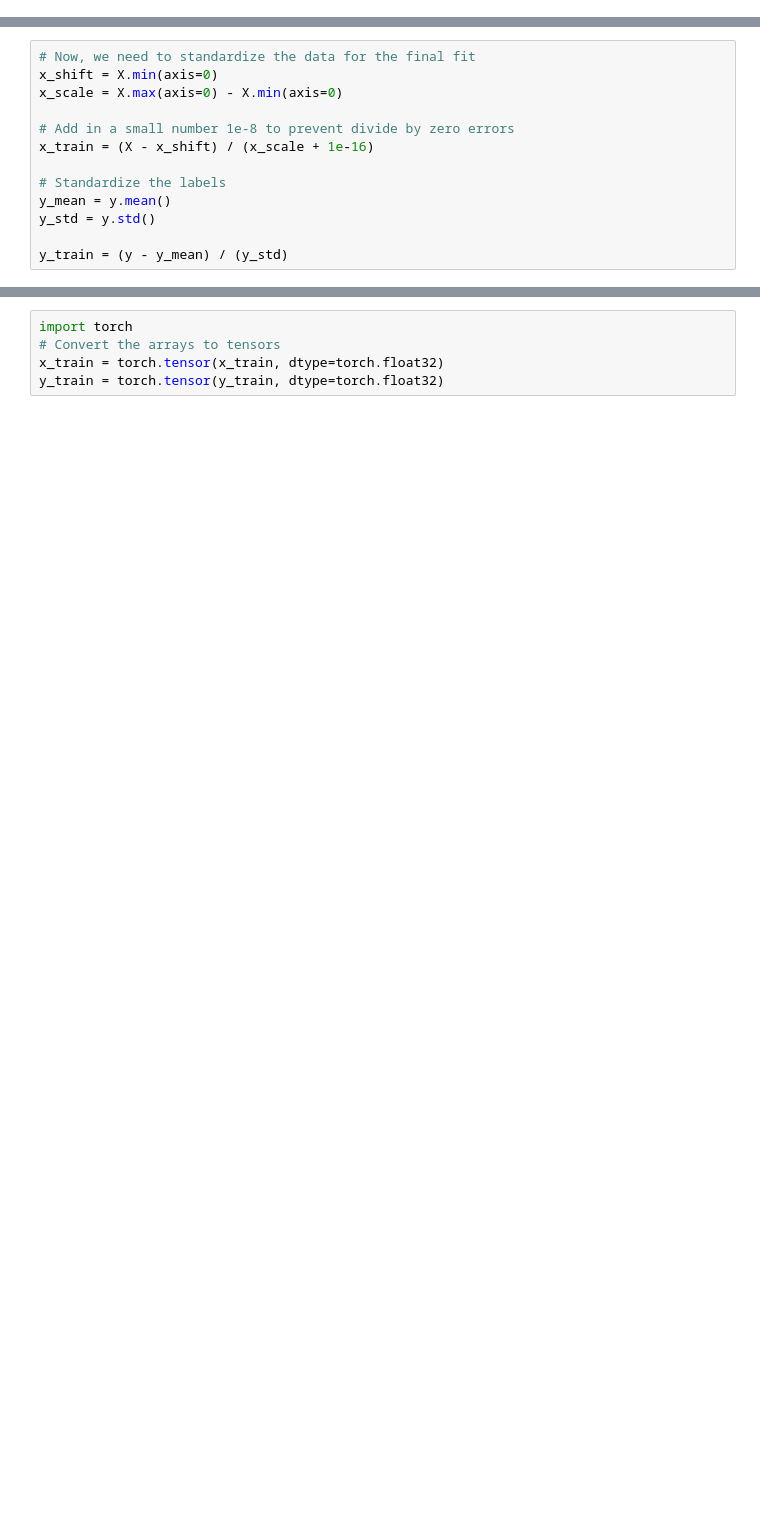
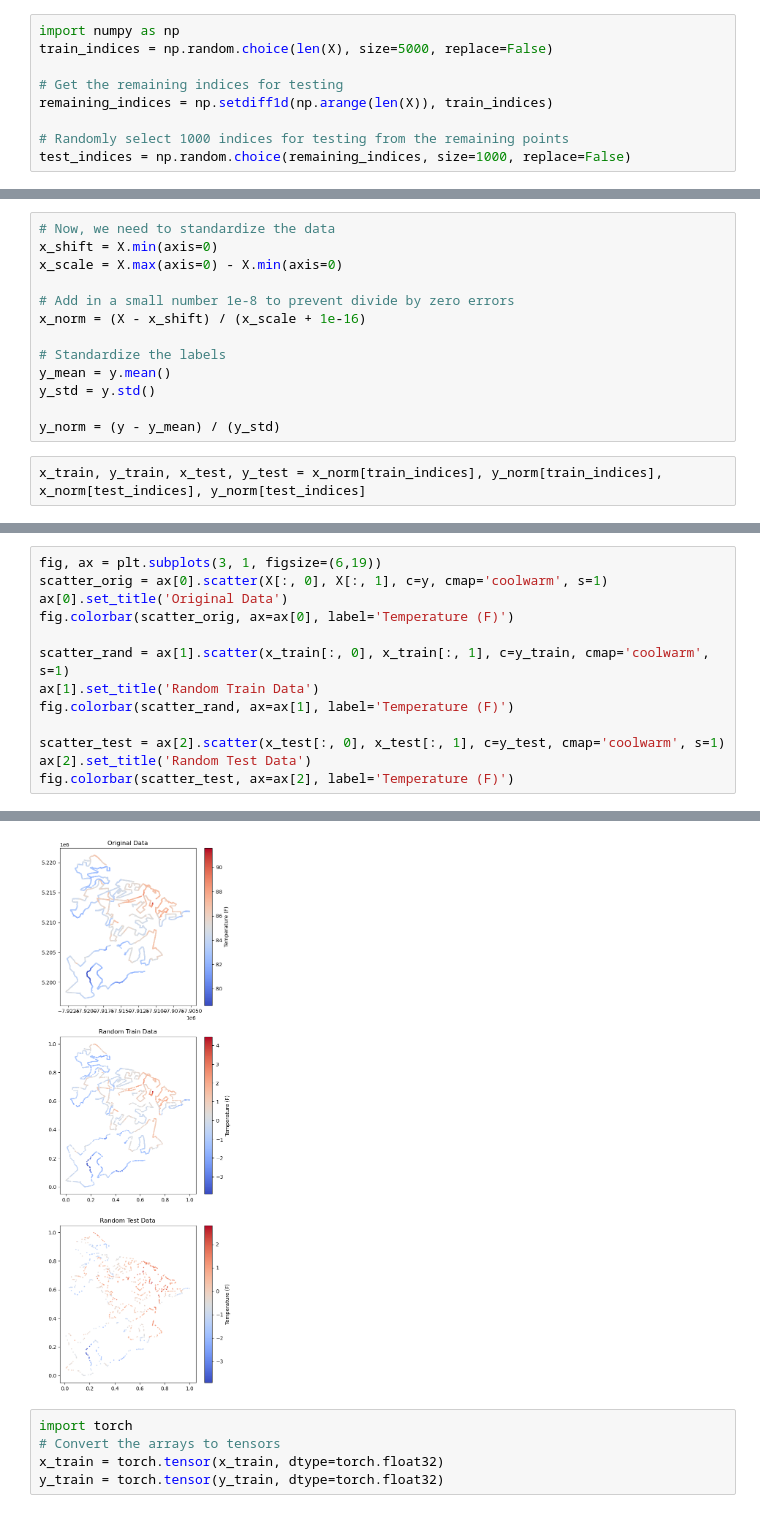
Before and after one commit to edrian-liao/uhi-deep-learning, a Jupyter notebook: notebooks/05_non-stationary_modelling.ipynb, the cells around one changed output, grey strips where cells are left out. Cells and saved outputs as stored; diff of their text form; blank space fills up the shorter version.

```diff
--- a/notebooks/05_non-stationary_modelling.ipynb
+++ b/notebooks/05_non-stationary_modelling.ipynb
@@ -55,0 +109,9 @@ X.shape, y.shape
+# %%
+import numpy as np
+train_indices = np.random.choice(len(X), size=5000, replace=False)
+
+# Get the remaining indices for testing
+remaining_indices = np.setdiff1d(np.arange(len(X)), train_indices)
+
+# Randomly select 1000 indices for testing from the remaining points
+test_indices = np.random.choice(remaining_indices, size=1000, replace=False)
@@ -56,13 +120,15 @@ X.shape, y.shape
 # %%
-# Now, we need to standardize the data for the final fit
+# Now, we need to standardize the data
 x_shift = X.min(axis=0)
 x_scale = X.max(axis=0) - X.min(axis=0)
 
 # Add in a small number 1e-8 to prevent divide by zero errors
-x_train = (X - x_shift) / (x_scale + 1e-16)
+x_norm = (X - x_shift) / (x_scale + 1e-16)
 
 # Standardize the labels
 y_mean = y.mean()
 y_std = y.std()
 
-y_train = (y - y_mean) / (y_std)
+y_norm = (y - y_mean) / (y_std)
+# %%
+x_train, y_train, x_test, y_test = x_norm[train_indices], y_norm[train_indices], x_norm[test_indices], y_norm[test_indices]
@@ -68,0 +137,14 @@ y_train = (y - y_mean) / (y_std)
+# %%
+fig, ax = plt.subplots(3, 1, figsize=(6,19))
+scatter_orig = ax[0].scatter(X[:, 0], X[:, 1], c=y, cmap='coolwarm', s=1)
+ax[0].set_title('Original Data')
+fig.colorbar(scatter_orig, ax=ax[0], label='Temperature (F)')
+
+scatter_rand = ax[1].scatter(x_train[:, 0], x_train[:, 1], c=y_train, cmap='coolwarm', s=1)
+ax[1].set_title('Random Train Data')
+fig.colorbar(scatter_rand, ax=ax[1], label='Temperature (F)')
+
+scatter_test = ax[2].scatter(x_test[:, 0], x_test[:, 1], c=y_test, cmap='coolwarm', s=1)
+ax[2].set_title('Random Test Data')
+fig.colorbar(scatter_test, ax=ax[2], label='Temperature (F)')
+# %% [output]
@@ -69,3 +152,4 @@ y_train = (y - y_mean) / (y_std)
+[figure, added]
 # %%
 import torch
 # Convert the arrays to tensors
```
Also changed, not shown: parts of 74 cells of this notebook, 6 other files.
